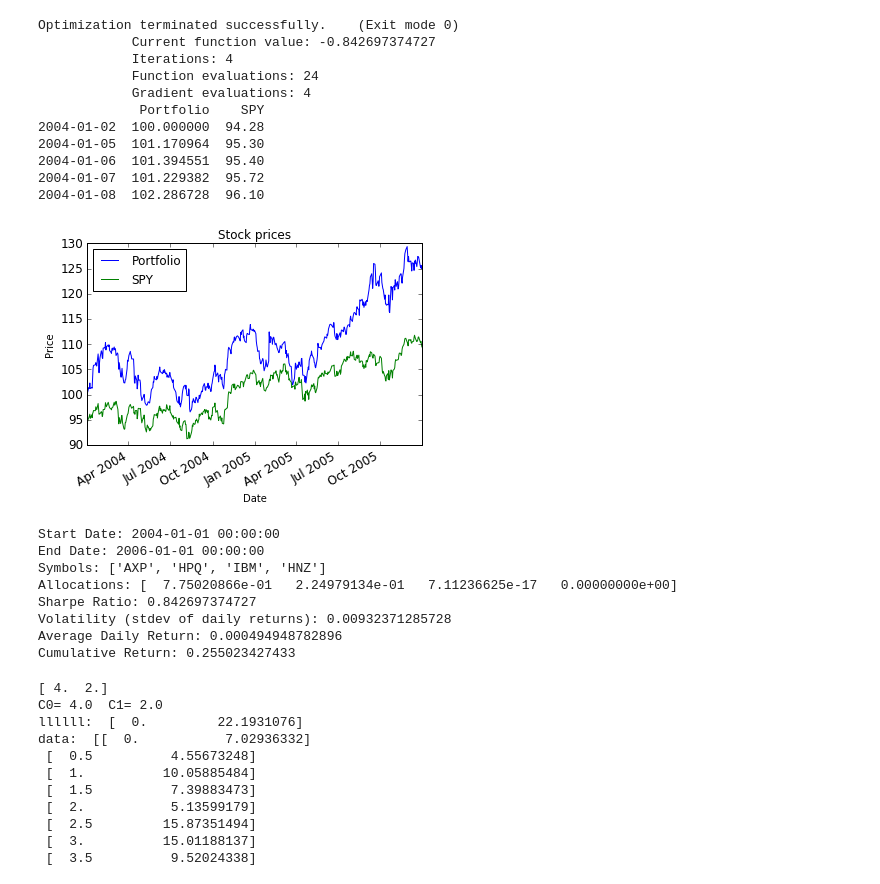
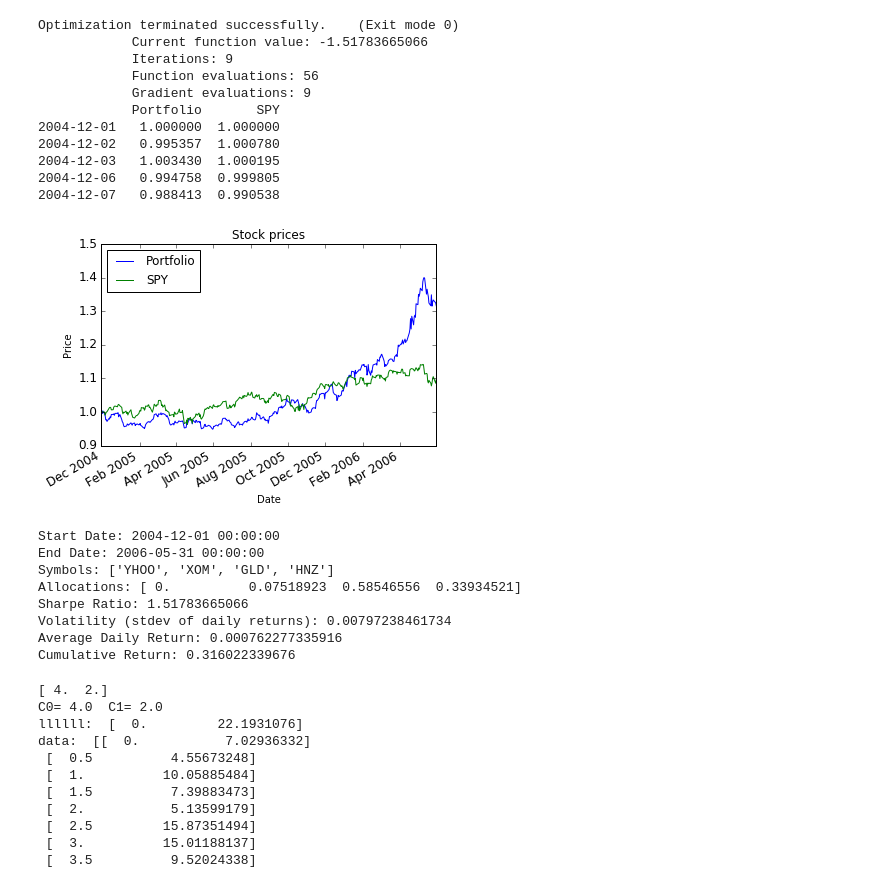
Before and after one commit to unijoy/ML4T_2017Spring, a Jupyter notebook: mc1p2_optimize_portfolio/mc1p2_optimize_portfolio.ipynb, the cells around one changed output. Saved outputs shown, nothing was run; the diff lists cells and outputs as text; code cells hidden in the pictures.

```diff
--- a/mc1p2_optimize_portfolio/mc1p2_optimize_portfolio.ipynb
+++ b/mc1p2_optimize_portfolio/mc1p2_optimize_portfolio.ipynb
@@ -42,7 +42,8 @@ def optimize_portfolio(sd=dt.datetime(2008,1,1), ed=dt.datetime(2009,1,1), \
         cr = df.ix[-1, 'cumm'] - 1
         sddr = df.ix[1:, 'daily'].std()
         adr = df.ix[1:, 'daily'].mean()
-        return cr, adr, sddr, sr, df['cumm']*100
+        df_cumm = df['cumm']/df.ix[0,'cumm']
+        return cr, adr, sddr, sr, df_cumm
 
     def get_negative_sharpe(allocs,prices ):
         import math
@@ -82,6 +83,7 @@ def optimize_portfolio(sd=dt.datetime(2008,1,1), ed=dt.datetime(2009,1,1), \
     prices = prices_all[syms]  # only portfolio symbols
     prices_SPY = prices_all['SPY']  # only SPY, for comparison later
     allocs = min_sharpe(syms,prices,get_negative_sharpe)
+    prices_SPY = prices_SPY/prices_SPY.ix[0,:]
     cr, adr, sddr, sr ,df_cumm= assess_portfolio(sd = sd, ed = ed,syms = syms, allocs = allocs)
 
     # Get daily portfolio value
@@ -97,63 +99,63 @@ def optimize_portfolio(sd=dt.datetime(2008,1,1), ed=dt.datetime(2009,1,1), \
         plt.show()
         fig = ax.get_figure()
         fig.savefig("comparison_optimal.png")
 
     return allocs, cr, adr, sddr, sr
 
 def test_code():
-    start_date = dt.datetime(2004,1,1)
-    end_date = dt.datetime(2006,1,1)
-    symbols = ['AXP', 'HPQ', 'IBM', 'HNZ']
+    start_date = dt.datetime(2004,12,1)
+    end_date = dt.datetime(2006,5,31)
+    symbols = ['YHOO', 'XOM', 'GLD', 'HNZ']
 
     '''
-    Start Date: 2004-01-01
-    End Date: 2006-01-01
-    Symbols: ['AXP', 'HPQ', 'IBM', 'HNZ']
-    Optimal allocations: [  7.75113042e-01   2.24886958e-01  -1.18394877e-16  -7.75204553e-17]
-    Sharpe Ratio: 0.842697383626
-    Volatility (stdev of daily returns): 0.0093236393828
-    Average Daily Return: 0.000494944887734
-    Cumulative Return: 0.255021425162
+ Start Date: 2004-12-01
+End Date: 2006-05-31
+Symbols: ['YHOO', 'XOM', 'GLD', 'HNZ']
+Optimal allocations: [ -3.84053467e-17   7.52817663e-02   5.85249656e-01   3.39468578e-01]
+Sharpe Ratio: 1.5178365773
+Volatility (stdev of daily returns): 0.00797126844855
+Average Daily Return: 0.000762170576913
+Cumulative Return: 0.315973959221
     '''
 
     # Assess the portfolio
     allocations, cr, adr, sddr, sr = optimize_portfolio(sd = start_date, ed = end_date,\
         syms = symbols, \
         gen_plot = True)
 
     # Print statistics
     print "Start Date:", start_date
     print "End Date:", end_date
     print "Symbols:", symbols
     print "Allocations:", allocations
     print "Sharpe Ratio:", sr
     print "Volatility (stdev of daily returns):", sddr
     print "Average Daily Return:", adr
     print "Cumulative Return:", cr
 
 if __name__ == "__main__":
     test_code()
 # %% [output]
 Optimization terminated successfully.    (Exit mode 0)
-            Current function value: -0.842697374727
-            Iterations: 4
-            Function evaluations: 24
-            Gradient evaluations: 4
-             Portfolio    SPY
-2004-01-02  100.000000  94.28
-2004-01-05  101.170964  95.30
-2004-01-06  101.394551  95.40
-2004-01-07  101.229382  95.72
-2004-01-08  102.286728  96.10
+            Current function value: -1.51783665066
+            Iterations: 9
+            Function evaluations: 56
+            Gradient evaluations: 9
+            Portfolio       SPY
+2004-12-01   1.000000  1.000000
+2004-12-02   0.995357  1.000780
+2004-12-03   1.003430  1.000195
+2004-12-06   0.994758  0.999805
+2004-12-07   0.988413  0.990538
-[figure, old version]
+[figure, new version]
-Start Date: 2004-01-01 00:00:00
-End Date: 2006-01-01 00:00:00
-Symbols: ['AXP', 'HPQ', 'IBM', 'HNZ']
-Allocations: [  7.75020866e-01   2.24979134e-01   7.11236625e-17   0.00000000e+00]
-Sharpe Ratio: 0.842697374727
-Volatility (stdev of daily returns): 0.00932371285728
-Average Daily Return: 0.000494948782896
-Cumulative Return: 0.255023427433
+Start Date: 2004-12-01 00:00:00
+End Date: 2006-05-31 00:00:00
+Symbols: ['YHOO', 'XOM', 'GLD', 'HNZ']
+Allocations: [ 0.          0.07518923  0.58546556  0.33934521]
+Sharpe Ratio: 1.51783665066
+Volatility (stdev of daily returns): 0.00797238461734
+Average Daily Return: 0.000762277335916
+Cumulative Return: 0.316022339676
 # %%
 def error(line,data):
     err = np.sum(( data[:,1] - (line[0] * data[:,0] + line[1]) )**2)
```
Also changed, not shown: 2 other files.
